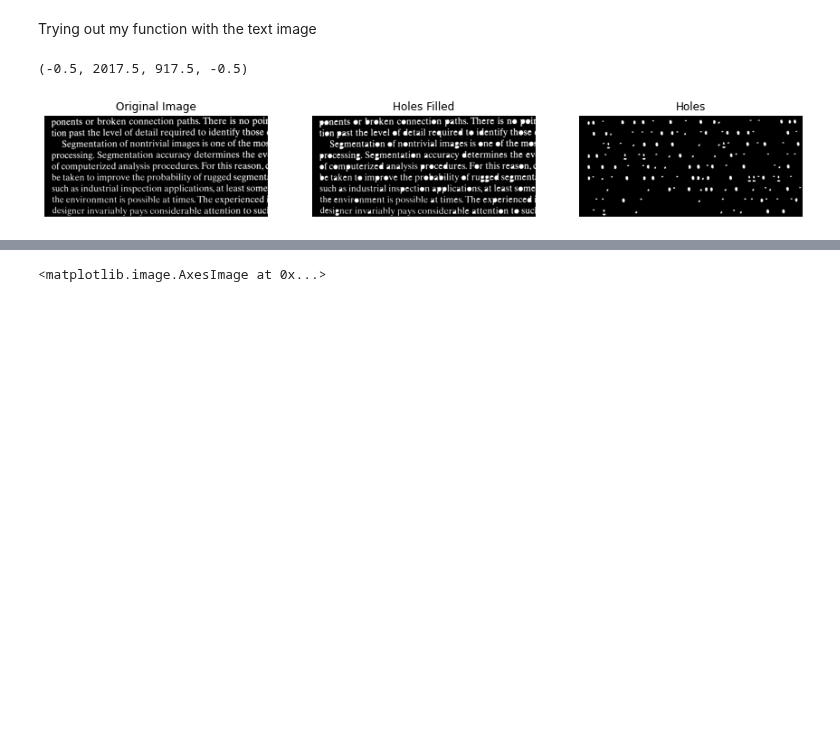
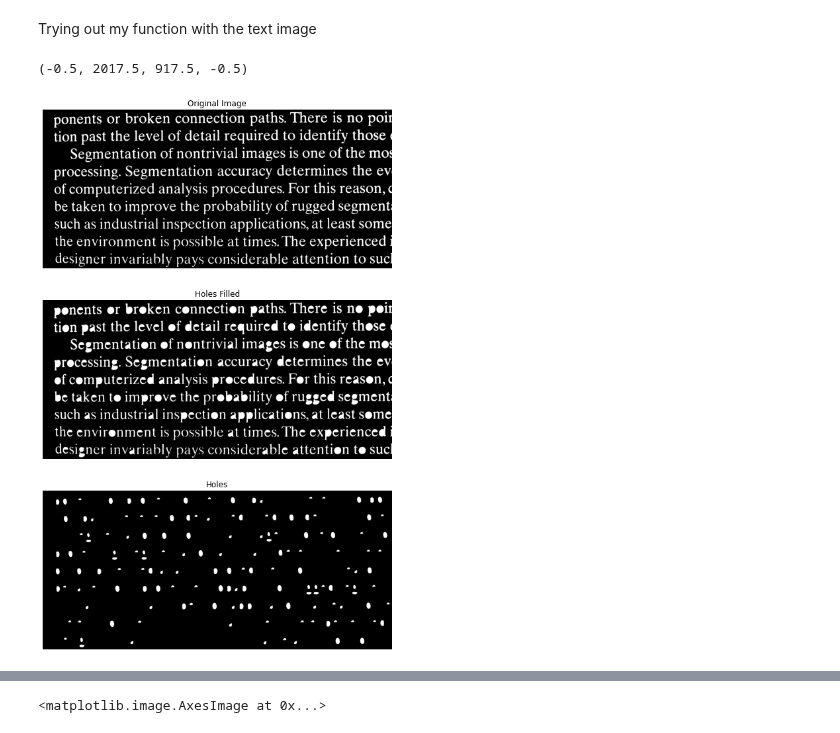
Before and after one commit to ecolon08/Digital-Image-Processing, a Jupyter notebook: Morphological Image Processing/ec_dip_morphological_01.ipynb, the cells around one changed output, grey strips where cells are left out. Drawn from its saved outputs; the diff is of its cells as text; code cells hidden in the pictures; blank space fills up the shorter version.

Commit message:
Fix bugs in custom methods and add documentation

```diff
--- a/Morphological Image Processing/ec_dip_morphological_01.ipynb
+++ b/Morphological Image Processing/ec_dip_morphological_01.ipynb
@@ -485,7 +485,15 @@ fig_hole.delaxes(ax_hole[8])
 # %% [markdown]
 Wrapping up the hole filling algorithm in a function
 # %%
-def custom_hole_fill(img, strel):
+def custom_hole_fill(img):
+    """
+    Function to fill in holes in an image using morphological reconstruction.
+    The algorithm is defined in Section 10.5 of DIPUM, 3rd edition
+
+    @param img: ndarray-like with image to fill holes for
+    @return holes_fill: ndarray-like image with filled holes
+    @return holes: ndarray-like image with holes
+    """
     # convert image to boolean
     img = skimage.img_as_bool(img)
 
@@ -521,18 +529,18 @@ def custom_hole_fill(img, strel):
         marker_dil = morphology.dilation(marker, strel)
 
         # compute reconstruction by dilation
-        img_recons_dil = np.logical_and(marker_dil, img_compl)
+        holes_fill = np.logical_and(marker_dil, img_compl)
 
         # repeat until image does not change anymore
-        if np.sum(np.abs(skimage.img_as_ubyte(img_recons_dil) - skimage.img_as_ubyte(marker))) == 0:
+        if np.sum(np.abs(skimage.img_as_ubyte(holes_fill) - skimage.img_as_ubyte(marker))) == 0:
             flag = False
         else:
-            marker = img_recons_dil
+            marker = holes_fill
 
     # fill hole
-    hole = np.logical_and(np.logical_not(img_recons_dil), img_compl)
+    hole = np.logical_and(np.logical_not(holes_fill), img_compl)
 
-    return np.logical_not(img_recons_dil), hole
+    return np.logical_not(holes_fill), hole
 # %%
 # testing my hole filling function
 test_hole_filled, test_hole = custom_hole_fill(img_hole, np.ones((3,3)))
@@ -558,21 +566,21 @@ Trying out my function with the text image
 # %%
 img_text_fill, img_text_holes = custom_hole_fill(img_book_txt, np.ones((3,3)))
 
 # display the results
-fig_txt_hole, ax_txt_hole = plt.subplots(1, 3, figsize=(15, 10))
+fig_txt_hole, ax_txt_hole = plt.subplots(3, 1, figsize=(10, 15))
 ax_txt_hole = ax_txt_hole.ravel()
 
 ax_txt_hole[0].imshow(img_book_txt, cmap='gray')
 ax_txt_hole[0].set_title("Original Image")
 ax_txt_hole[0].axis('off')
 
 ax_txt_hole[1].imshow(img_text_fill, cmap='gray')
 ax_txt_hole[1].set_title("Holes Filled")
 ax_txt_hole[1].axis('off')
 
 ax_txt_hole[2].imshow(img_text_holes, cmap='gray')
 ax_txt_hole[2].set_title("Holes")
 ax_txt_hole[2].axis('off')
 # %% [output]
 (-0.5, 2017.5, 917.5, -0.5)
-[figure, old version]
+[figure, new version]
```
Also changed, not shown: parts of 2 cells of this notebook.
